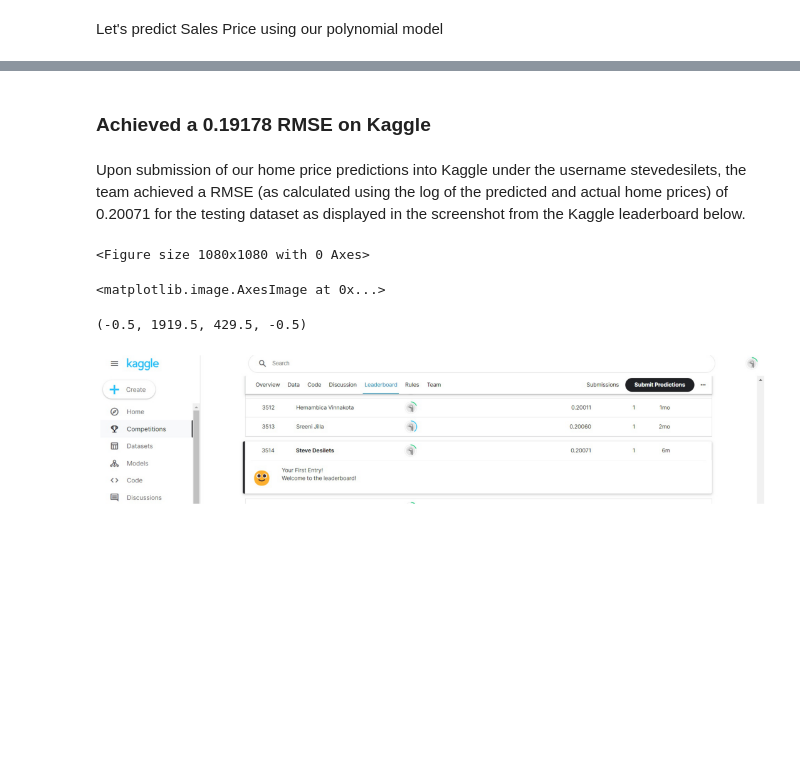
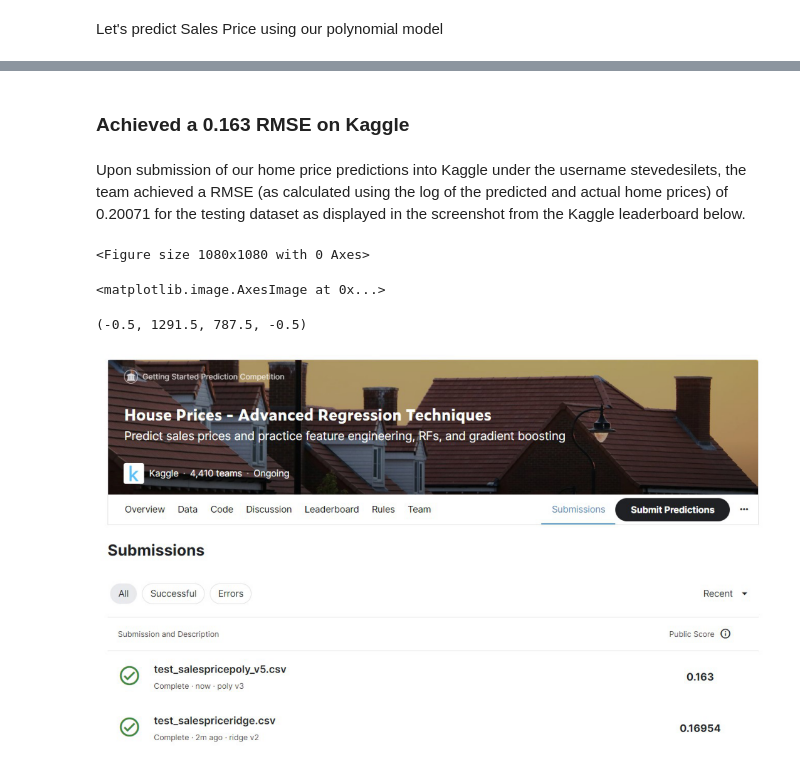
Before and after one commit to Steve-Desilets/MSDS-422-Module-2-Assignment, a Jupyter notebook: Module 2 Assignment - Group 3.ipynb, the cells around one changed output, grey strips where cells are left out. Cells and saved outputs as stored; diff of their text form; code cells hidden in the pictures; blank space fills up the shorter version.

```diff
--- a/Module 2 Assignment - Group 3.ipynb
+++ b/Module 2 Assignment - Group 3.ipynb
@@ -1545,17 +1546,17 @@ predictionpolydf.head()
 
 predictionpolydf.to_csv('test_salespricepoly_v5.csv', index=False)
 # %% [markdown]
-### Achieved a 0.19178 RMSE on Kaggle
+### Achieved a 0.163 RMSE on Kaggle
 # %% [markdown]
 Upon submission of our home price predictions into Kaggle under the username stevedesilets, the team achieved a RMSE (as calculated using the log of the predicted and actual home prices) of 0.20071 for the testing dataset as displayed in the screenshot from the Kaggle leaderboard below.
 # %%
 plt.figure(figsize = (15, 15))
-kaggle_results = plt.imread('Kaggle_Results.jpg')
+kaggle_results = plt.imread('Kaggle_RSME.jpg')
 plt.imshow(kaggle_results)
 plt.axis("off")
 plt.show()
 # %% [output]
 <Figure size 1080x1080 with 0 Axes>
 <matplotlib.image.AxesImage at 0x...>
-(-0.5, 1919.5, 429.5, -0.5)
+(-0.5, 1291.5, 787.5, -0.5)
-[figure, old version]
+[figure, new version]
```
Also changed, not shown: parts of 29 cells of this notebook, 3 other files.
